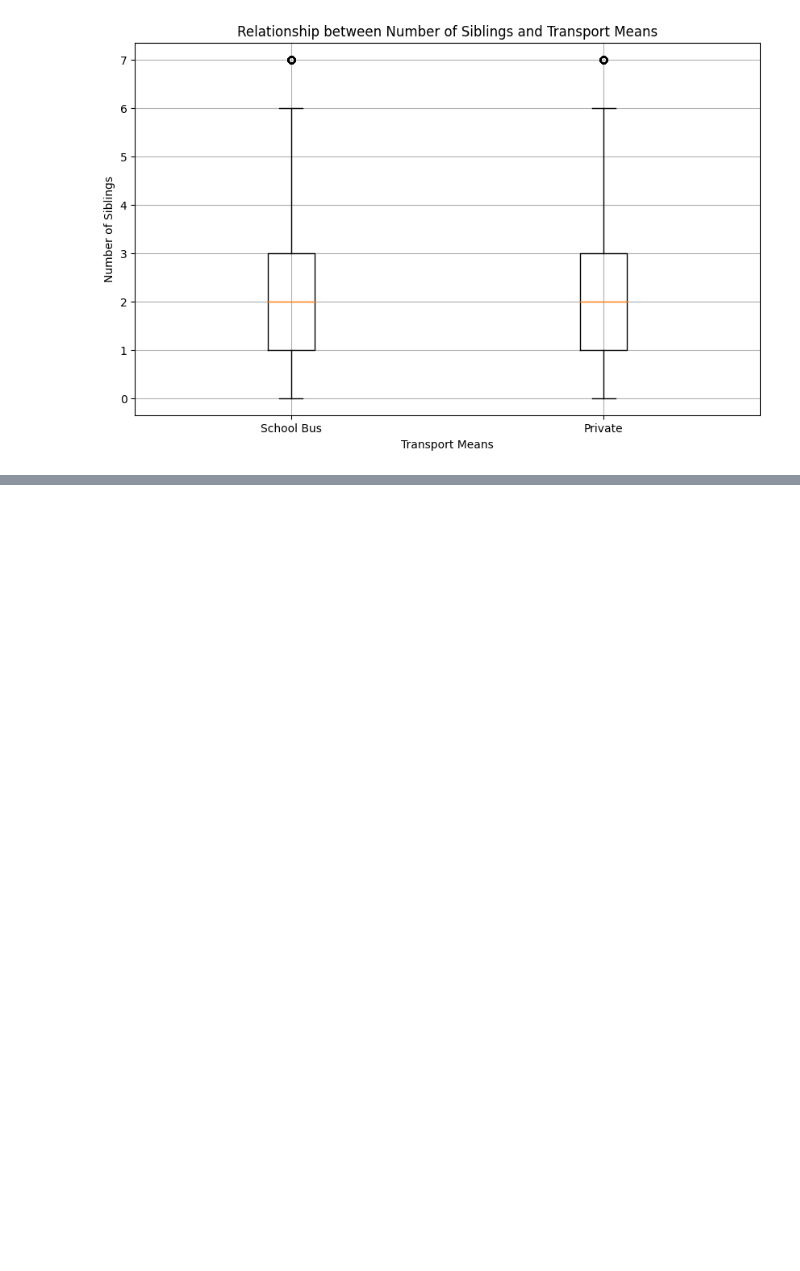
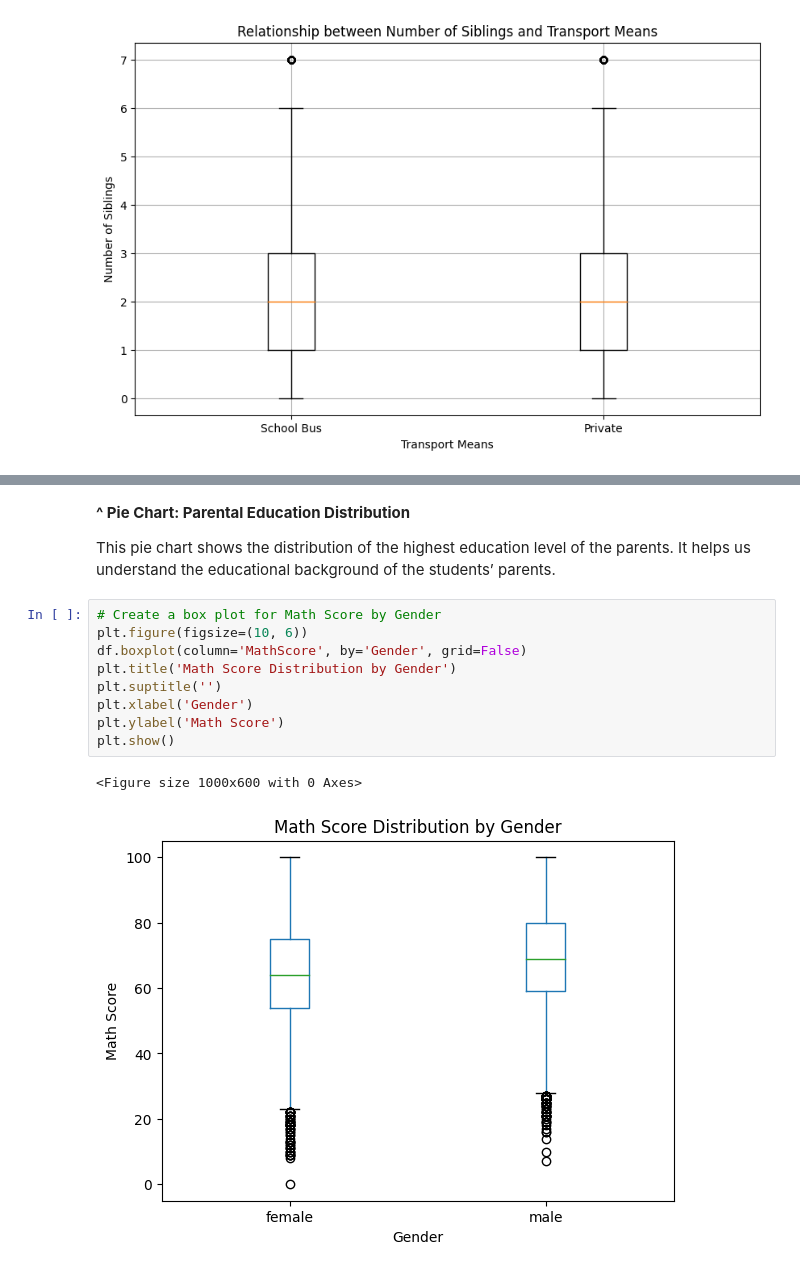
Before and after one commit to mariam-ahmed10/IT326-project, a Jupyter notebook: p1_2 (1).ipynb, the cells around one changed output, grey strips where cells are left out. Drawn from its saved outputs; the diff is of its cells as text; blank space fills up the shorter version.

```diff
--- a/p1_2 (1).ipynb
+++ b/p1_2 (1).ipynb
@@ -523,0 +564,16 @@ Based on this box plot, while the median number of siblings is slightly higher f
+# %% [markdown]
+**^ Pie Chart: Parental Education Distribution**
+
+This pie chart shows the distribution of the highest education level of the parents. It helps us understand the educational background of the students’ parents.
+# %%
+# Create a box plot for Math Score by Gender
+plt.figure(figsize=(10, 6))
+df.boxplot(column='MathScore', by='Gender', grid=False)
+plt.title('Math Score Distribution by Gender')
+plt.suptitle('')
+plt.xlabel('Gender')
+plt.ylabel('Math Score')
+plt.show()
+# %% [output]
+<Figure size 1000x600 with 0 Axes>
+[figure, added]
```
Also changed, not shown: parts of 37 cells of this notebook.
